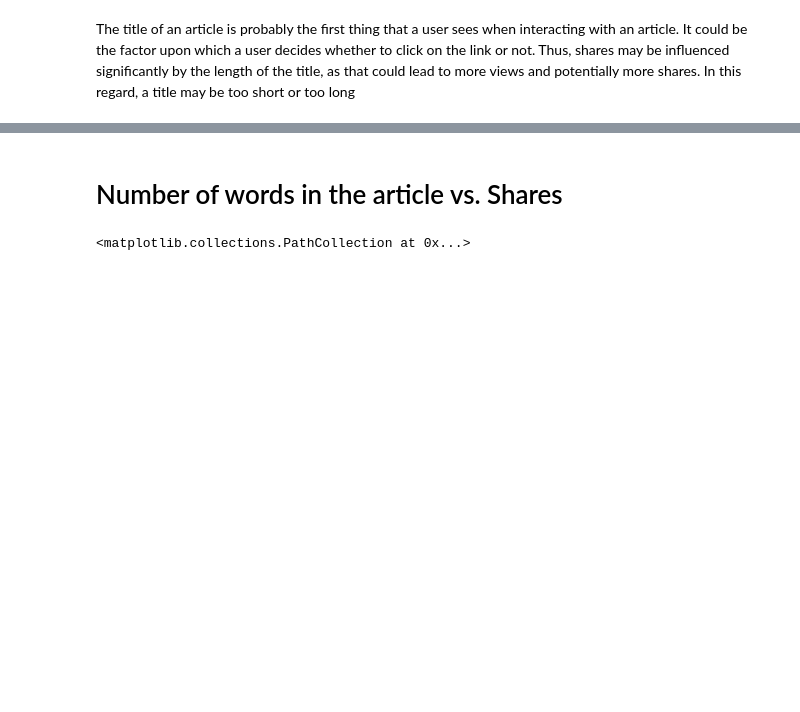
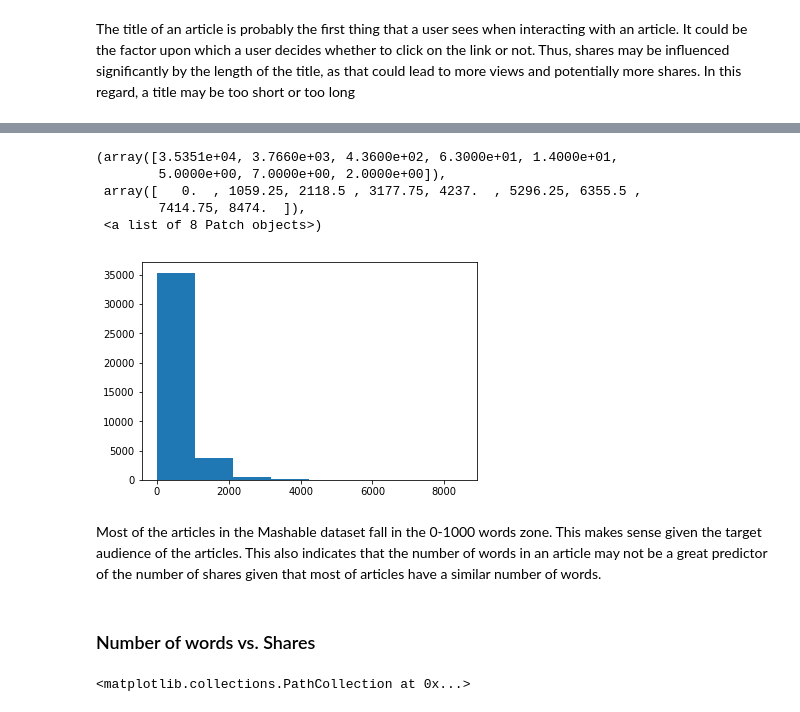
Before and after one commit to makka3/news_prediction, a Jupyter notebook: news_prediction.ipynb, the cells around one changed output, grey strips where cells are left out. Saved outputs shown, nothing was run; the diff lists cells and outputs as text; code cells hidden in the pictures; blank space fills up the shorter version.

```diff
--- a/news_prediction.ipynb
+++ b/news_prediction.ipynb
@@ -79,5 +94,16 @@ The title of an article is probably the first thing that a user sees when intera
+# %%
+plt.hist(news['n_tokens_content'],bins=8)
+# %% [output]
+(array([3.5351e+04, 3.7660e+03, 4.3600e+02, 6.3000e+01, 1.4000e+01,
+        5.0000e+00, 7.0000e+00, 2.0000e+00]),
+ array([   0.  , 1059.25, 2118.5 , 3177.75, 4237.  , 5296.25, 6355.5 ,
+        7414.75, 8474.  ]),
+ <a list of 8 Patch objects>)
+[figure, added]
+# %% [markdown]
+Most of the articles in the Mashable dataset fall in the 0-1000 words zone. This makes sense given the target audience of the articles. This also indicates that the number of words in an article may not be a great predictor of the number of shares given that most of articles have a similar number of words.
 # %% [markdown]
-# Number of words in the article vs. Shares
+### Number of words vs. Shares
 # %%
 plt.scatter(news['n_tokens_content'],y=news['shares'])
 # %% [output]
```
Also changed, not shown: parts of 42 cells of this notebook.
